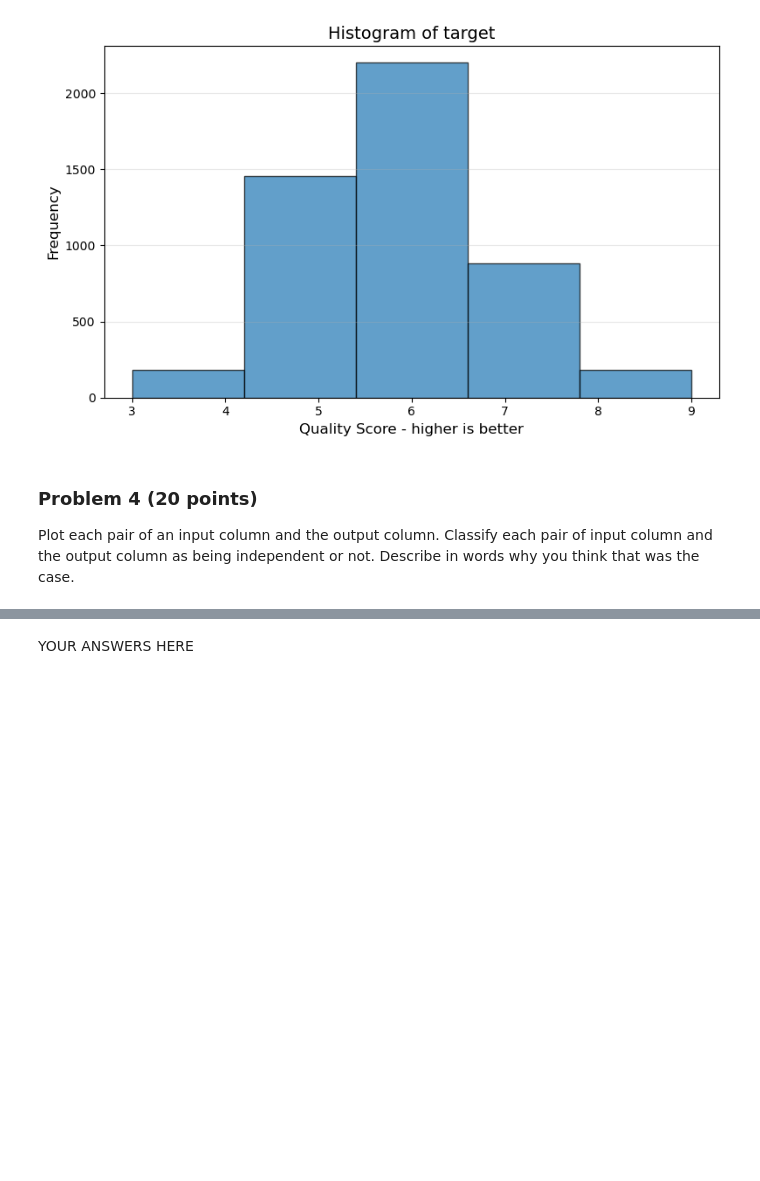
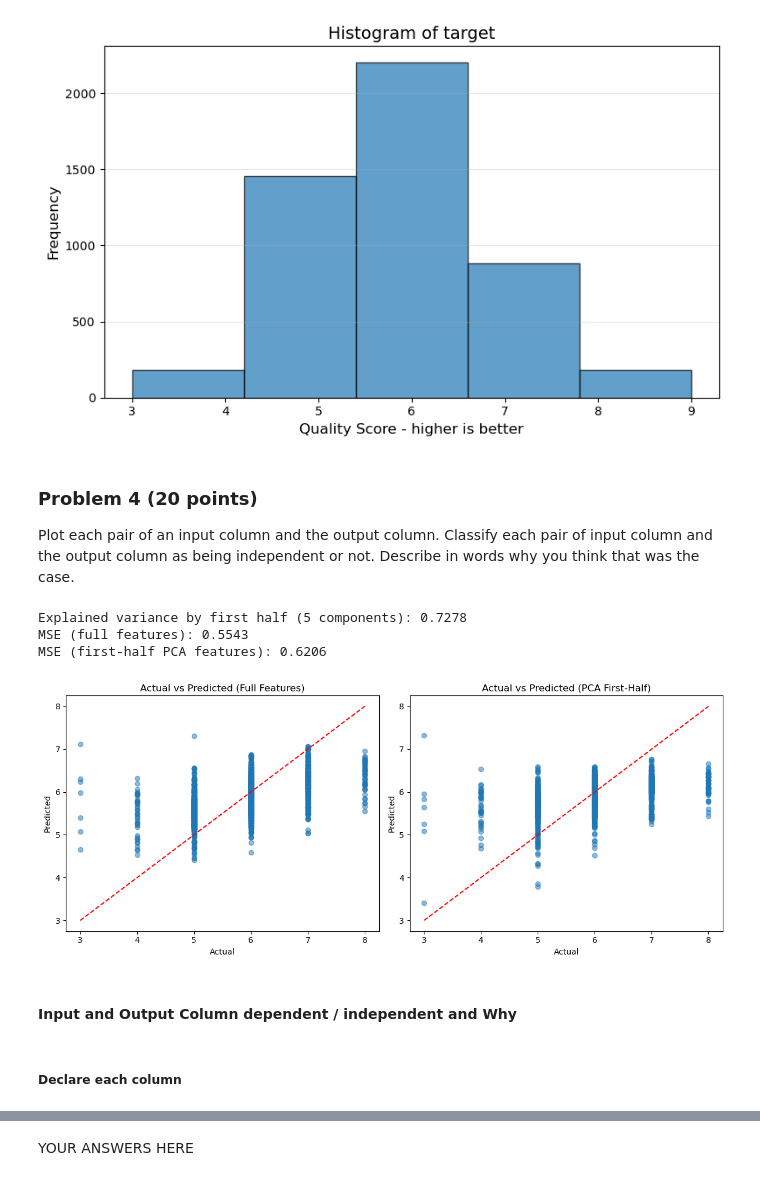
Before and after one commit to tzucker02/dx601-final-project, a Jupyter notebook: project.ipynb, the cells around one changed output, grey strips where cells are left out. Saved outputs shown, nothing was run; the diff lists cells and outputs as text; code cells hidden in the pictures; blank space fills up the shorter version.

```diff
--- a/project.ipynb
+++ b/project.ipynb
@@ -439,0 +436,73 @@ Describe in words why you think that was the case.
+# %%
+# PCA-based regression using first half of principal components
+from sklearn.model_selection import train_test_split
+from sklearn.metrics import mean_squared_error
+
+# Select numeric input columns (excluding target)
+numeric_columns = df.select_dtypes(include=['int64','float64']).columns.tolist()
+input_cols = [c for c in numeric_columns if c != 'target']
+X = df[input_cols].values
+y = df['target'].values
+
+# Split into train/test
+X_train, X_test, y_train, y_test = train_test_split(X, y, test_size=0.3, random_state=42)
+
+# Standardize using training set statistics
+train_mean = X_train.mean(axis=0)
+train_std = X_train.std(axis=0, ddof=0)
+# avoid division by zero for constant columns
+train_std[train_std == 0] = 1.0
+X_train_scaled = (X_train - train_mean) / train_std
+X_test_scaled = (X_test - train_mean) / train_std
+
+# Fit PCA on training data and transform
+pca = PCA()
+X_train_pcs = pca.fit_transform(X_train_scaled)
+X_test_pcs = pca.transform(X_test_scaled)
+
+n_components = pca.n_components_
+half = n_components // 2 if n_components >= 2 else 1
+explained_by_first_half = pca.explained_variance_ratio_[:half].sum()
+print(f"Explained variance by first half ({half} components): {explained_by_first_half:.4f}")
+
+# Train Linear Regression on original scaled features
+lr_full = sklearn.linear_model.LinearRegression()
+lr_full.fit(X_train_scaled, y_train)
+y_pred_full = lr_full.predict(X_test_scaled)
+mse_full = mean_squared_error(y_test, y_pred_full)
+print(f"MSE (full features): {mse_full:.4f}")
+
+# Train Linear Regression on first-half PCA coords
+X_train_pca_half = X_train_pcs[:, :half]
+X_test_pca_half = X_test_pcs[:, :half]
+lr_pca = sklearn.linear_model.LinearRegression()
+lr_pca.fit(X_train_pca_half, y_train)
+y_pred_pca = lr_pca.predict(X_test_pca_half)
+mse_pca = mean_squared_error(y_test, y_pred_pca)
+print(f"MSE (first-half PCA features): {mse_pca:.4f}")
+
+# Plot actual vs predicted for both models
+fig, axes = plt.subplots(1, 2, figsize=(12,5))
+axes[0].scatter(y_test, y_pred_full, alpha=0.5)
+axes[0].plot([y_test.min(), y_test.max()], [y_test.min(), y_test.max()], 'r--')
+axes[0].set_title('Actual vs Predicted (Full Features)')
+axes[0].set_xlabel('Actual')
+axes[0].set_ylabel('Predicted')
+
+axes[1].scatter(y_test, y_pred_pca, alpha=0.5)
+axes[1].plot([y_test.min(), y_test.max()], [y_test.min(), y_test.max()], 'r--')
+axes[1].set_title('Actual vs Predicted (PCA First-Half)')
+axes[1].set_xlabel('Actual')
+axes[1].set_ylabel('Predicted')
+
+plt.tight_layout()
+plt.show()
+# %% [output]
+Explained variance by first half (5 components): 0.7278
+MSE (full features): 0.5543
+MSE (first-half PCA features): 0.6206
+[figure, added]
+# %% [markdown]
+#### Input and Output Column dependent / independent and Why
+# %% [markdown]
+##### Declare each column
```
Also changed, not shown: parts of 65 cells of this notebook.
